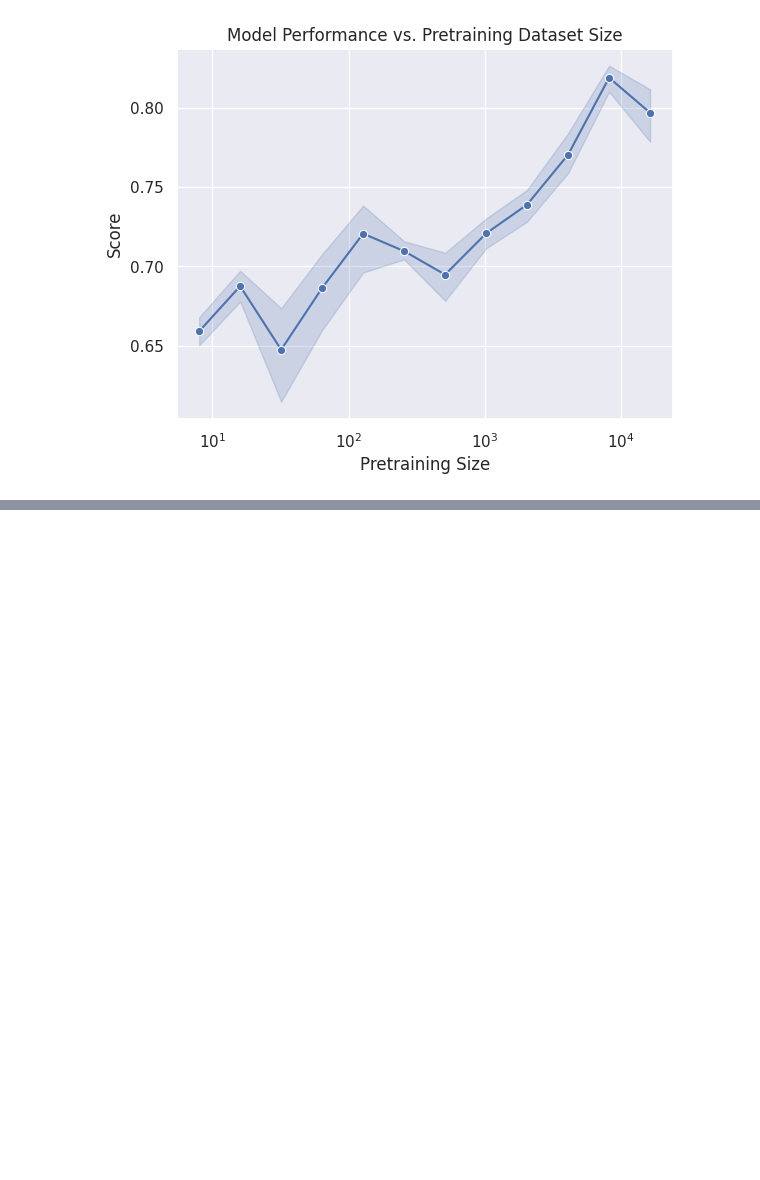
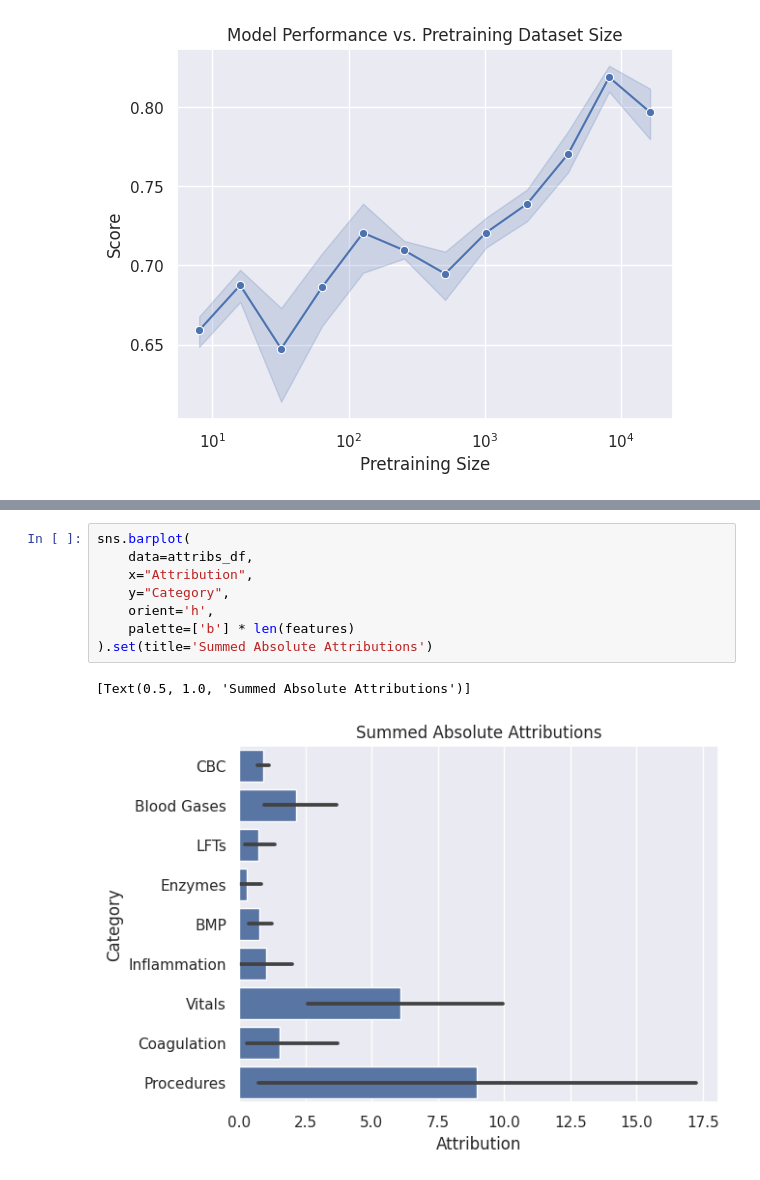
Before and after one commit to isears/tabecmo, a Jupyter notebook: visualizations.ipynb, the cells around one changed output, grey strips where cells are left out. Saved outputs shown, nothing was run; the diff lists cells and outputs as text; blank space fills up the shorter version.

```diff
--- a/visualizations.ipynb
+++ b/visualizations.ipynb
@@ -120,0 +143,11 @@ plt.xscale('log')
+# %%
+sns.barplot(
+    data=attribs_df,
+    x="Attribution",
+    y="Category",
+    orient='h',
+    palette=['b'] * len(features)
+).set(title='Summed Absolute Attributions')
+# %% [output]
+[Text(0.5, 1.0, 'Summed Absolute Attributions')]
+[figure, added]
```
Also changed, not shown: parts of 5 cells of this notebook, 2 other files.
